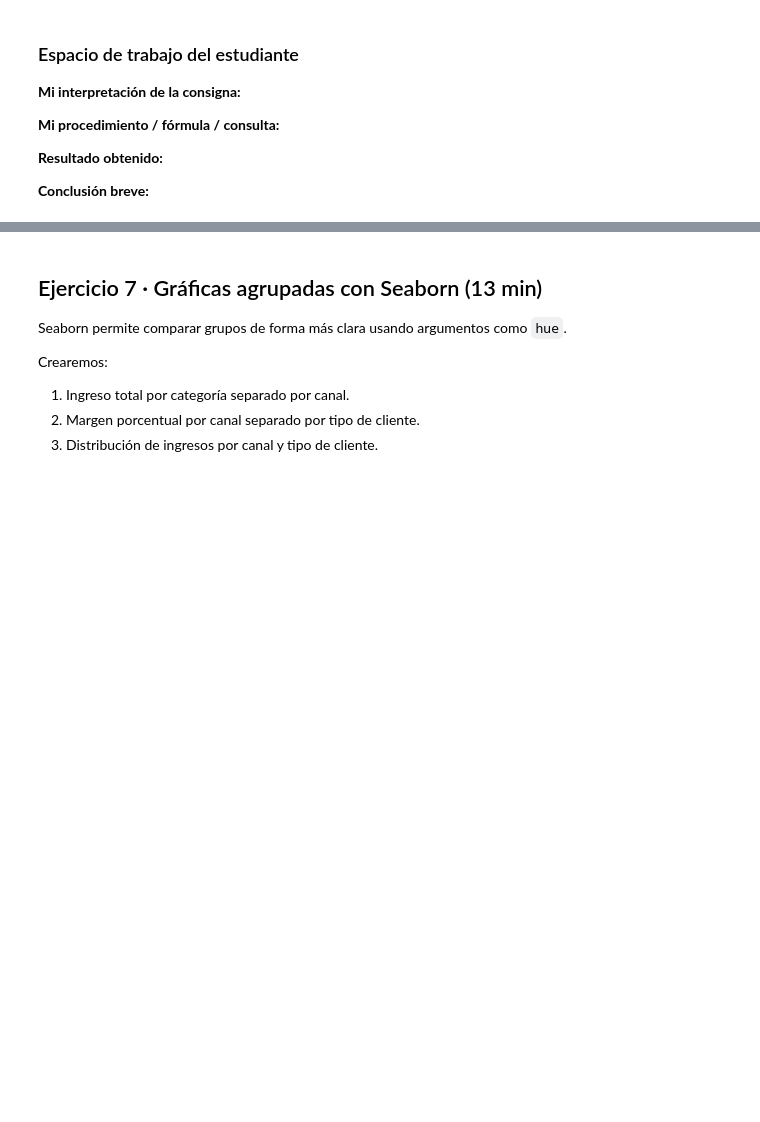
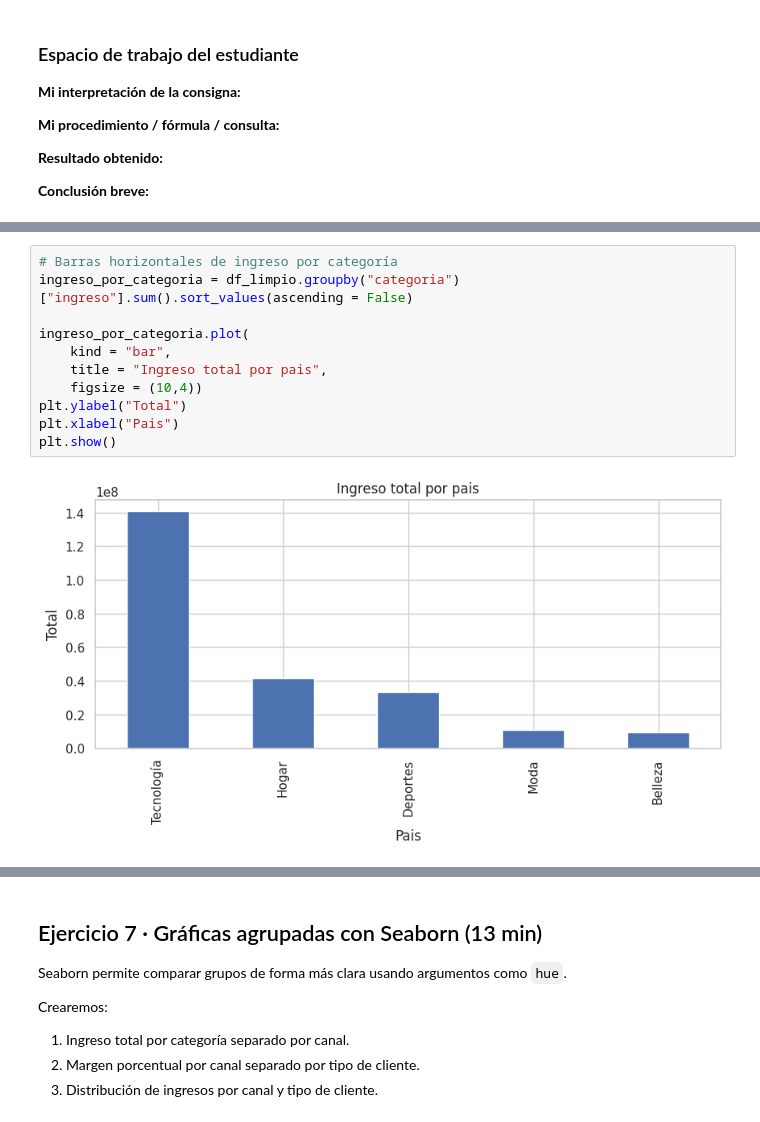
Before and after one commit to GloriaTP/Caso-de-Negocios---Venta-Multicanal---LATAM, a Jupyter notebook: Copia_de_Sprint07_Webinar11_students_version.ipynb, the cells around one changed output, grey strips where cells are left out. Drawn from its saved outputs; the diff is of its cells as text; blank space fills up the shorter version.

```diff
--- a/Copia_de_Sprint07_Webinar11_students_version.ipynb
+++ b/Copia_de_Sprint07_Webinar11_students_version.ipynb
@@ -490,0 +514,13 @@ Crearemos:
+# %%
+# Barras horizontales de ingreso por categoría
+ingreso_por_categoria = df_limpio.groupby("categoria")["ingreso"].sum().sort_values(ascending = False)
+
+ingreso_por_categoria.plot(
+    kind = "bar",
+    title = "Ingreso total por pais",
+    figsize = (10,4))
+plt.ylabel("Total")
+plt.xlabel("Pais")
+plt.show()
+# %% [output]
+[figure, added]
```
Also changed, not shown: parts of 28 cells of this notebook.
